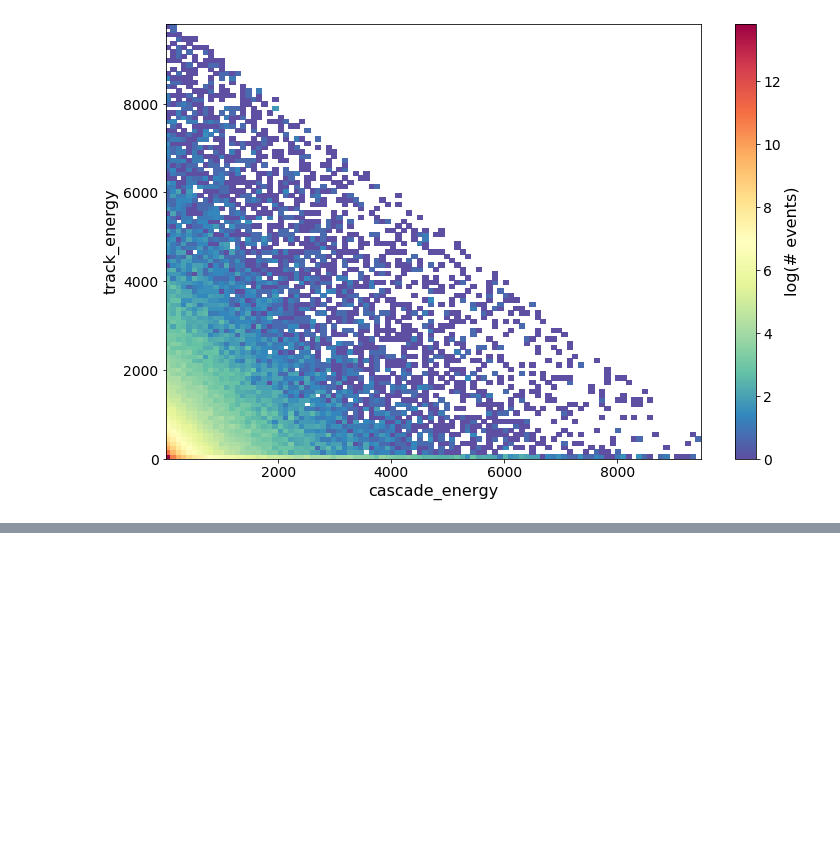
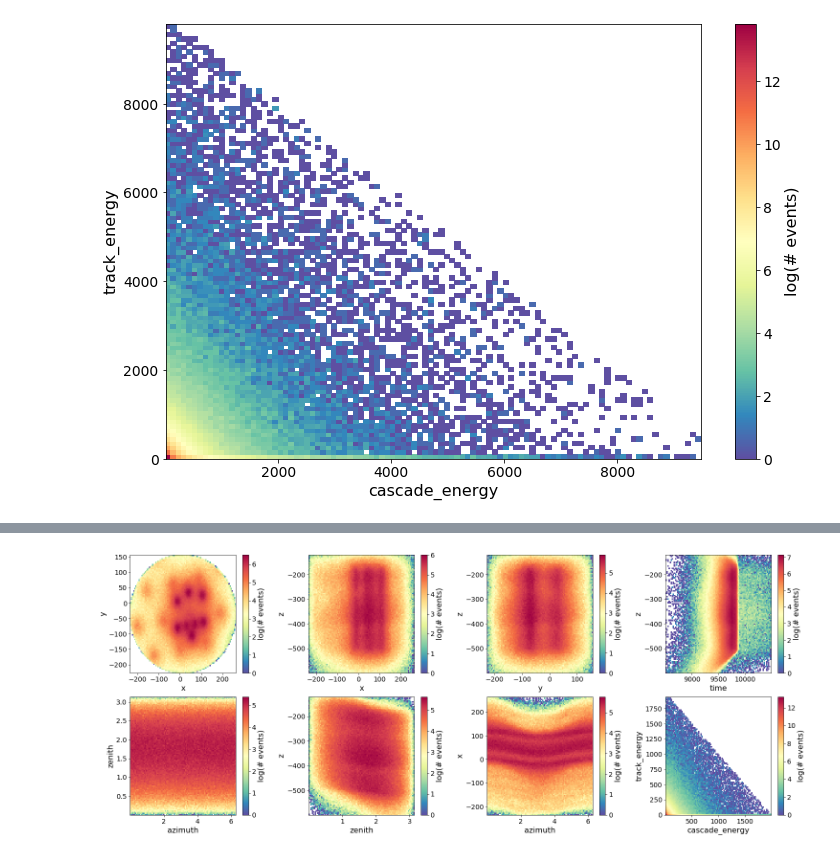
Before and after one commit to philippeller/freeDOM, a Jupyter notebook: notebooks/peller/Validity_range.ipynb, the cells around one changed output, grey strips where cells are left out. Saved outputs shown, nothing was run; the diff lists cells and outputs as text; code cells hidden in the pictures; blank space fills up the shorter version.

```diff
--- a/notebooks/peller/Validity_range.ipynb
+++ b/notebooks/peller/Validity_range.ipynb
@@ -94,0 +103,2 @@ np.log(mc.histogram(cascade_energy=100, track_energy=100)['counts']).plot(cmap='
+# %%
+inside = ((mc['x'] - 15)**2 + ((mc['y'] + 35)*1.3)**2 < 250**2) & (mc['z'] < -120) & (mc['z'] > -600) & (mc['track_energy'] + mc['cascade_energy'] < 2000) & (mc['time'] > 8500) & (mc['time'] < 10500)
@@ -94,0 +116,17 @@ np.log(mc.histogram(cascade_energy=100, track_energy=100)['counts']).plot(cmap='
+# %%
+fig, ax = plt.subplots(2, 4, figsize=(25, 10))
+plt.subplots_adjust(wspace=0.35)
+
+def plot(x, y, ax):
+    np.log(mc[inside].histogram(**{x:100, y:100})['counts']).plot(cmap='Spectral_r', cbar=True, label='log(# events)', ax=ax)
+
+plot('x', 'y', ax[0,0])
+plot('x', 'z', ax[0,1])
+plot('y', 'z', ax[0,2])
+plot('time', 'z', ax[0,3])
+plot('azimuth', 'zenith', ax[1,0])
+plot('zenith', 'z', ax[1,1])
+plot('azimuth', 'x', ax[1,2])
+plot('cascade_energy', 'track_energy', ax[1,3])
+# %% [output]
+[figure, added]
```
Also changed, not shown: parts of 3 cells of this notebook, 5 other files.
